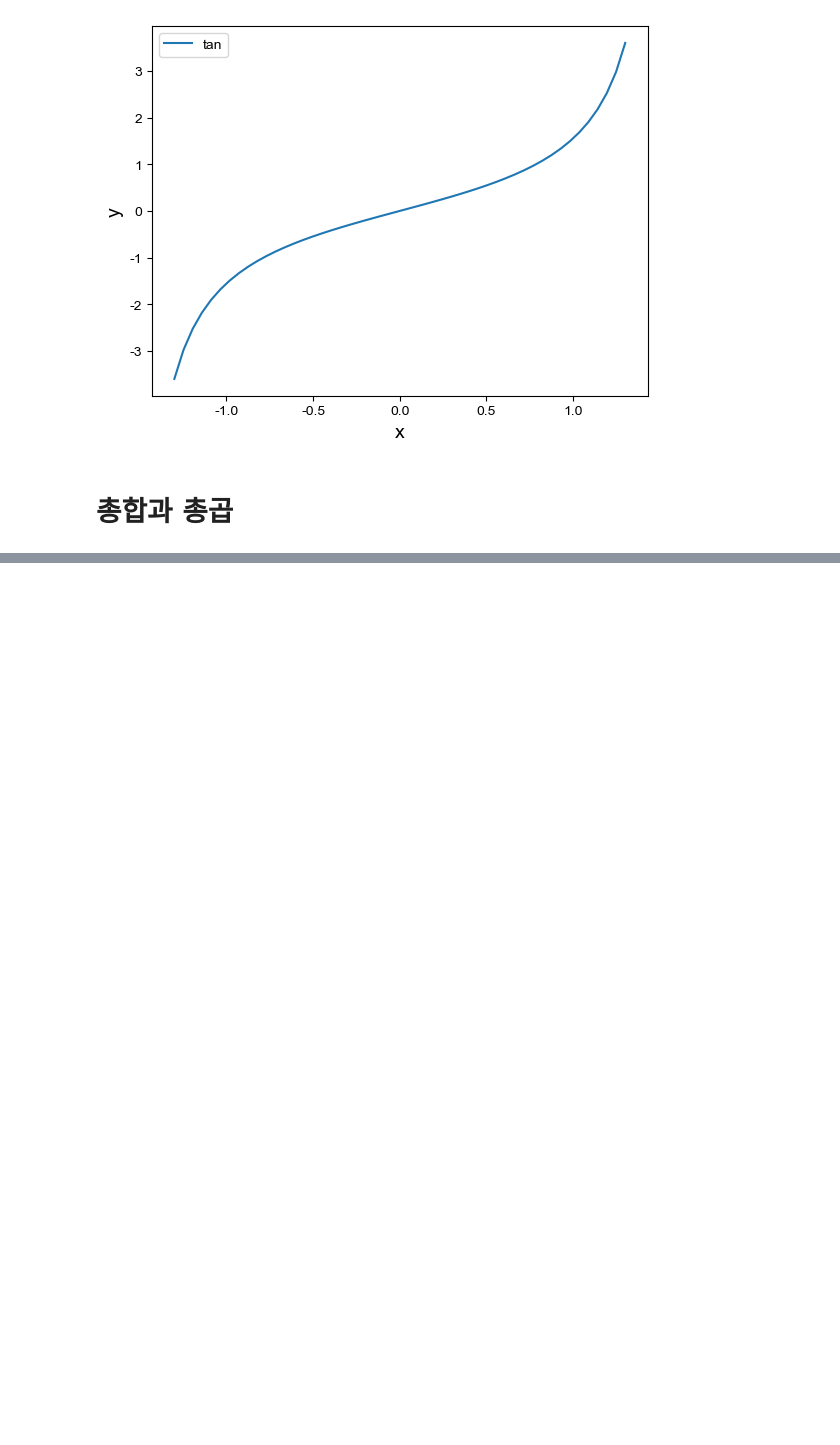
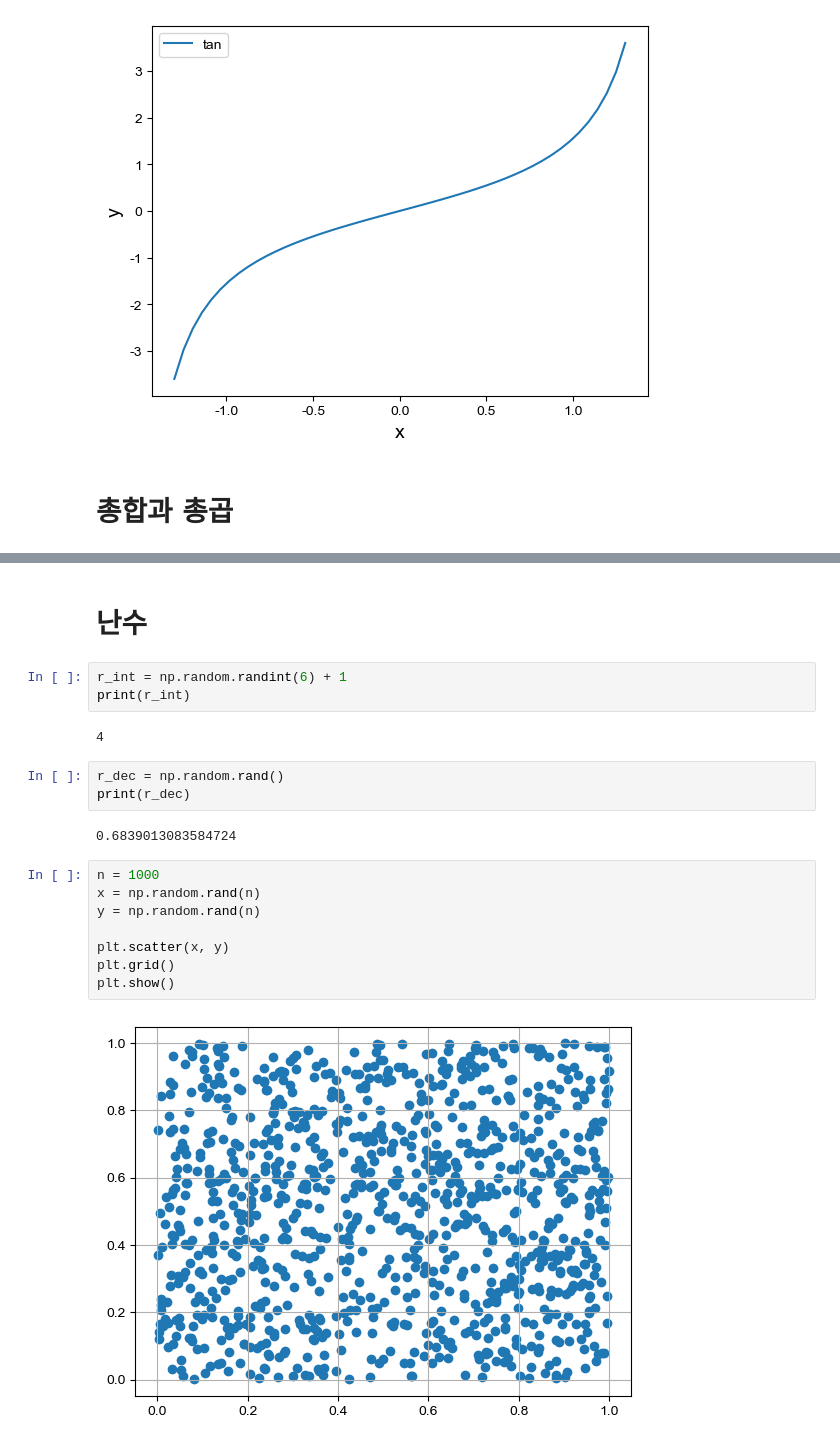
Before and after one commit to Worldofgentleken/ds_study, a Jupyter notebook: source_code/Math_study.ipynb, the cells around one changed output, grey strips where cells are left out. Saved outputs shown, nothing was run; the diff lists cells and outputs as text; blank space fills up the shorter version.

```diff
--- a/source_code/Math_study.ipynb
+++ b/source_code/Math_study.ipynb
@@ -178,0 +200,22 @@ plt.show()
+# %% [markdown]
+# 난수
+# %%
+r_int = np.random.randint(6) + 1
+print(r_int)
+# %% [output]
+4
+# %%
+r_dec = np.random.rand()
+print(r_dec)
+# %% [output]
+0.6839013083584724
+# %%
+n = 1000
+x = np.random.rand(n)
+y = np.random.rand(n)
+
+plt.scatter(x, y)
+plt.grid()
+plt.show()
+# %% [output]
+[figure, added]
```
Also changed, not shown: parts of 3 cells of this notebook.
